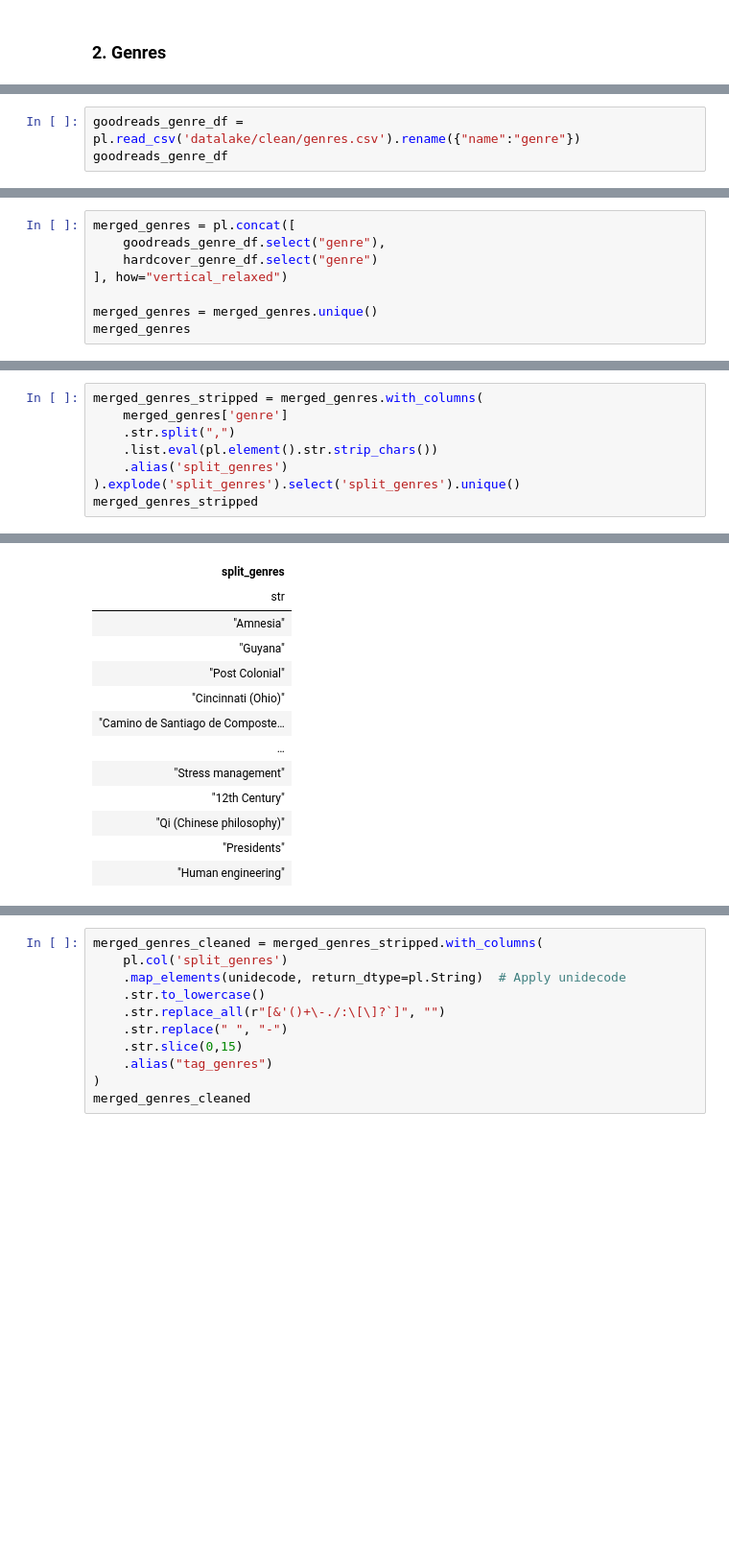
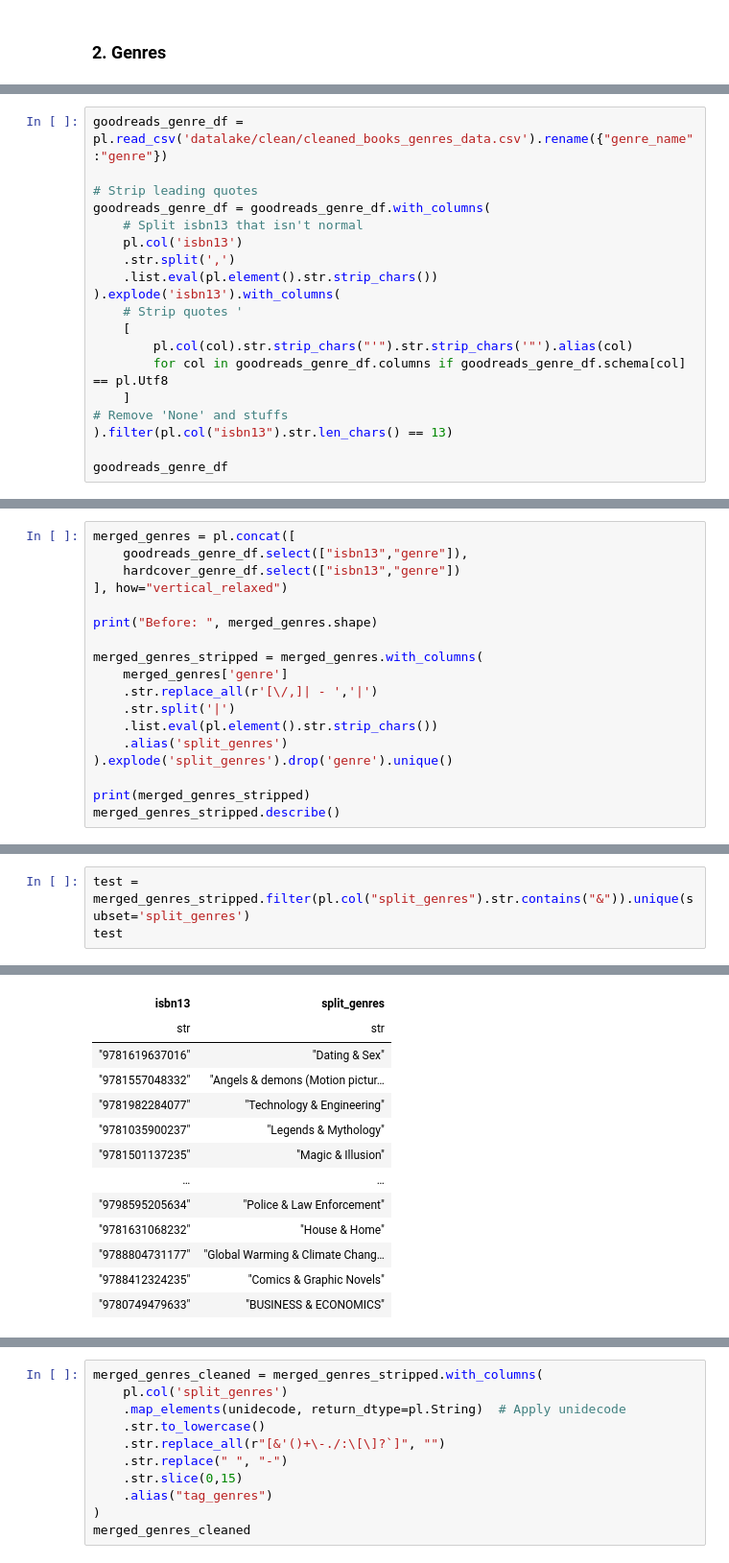
Before and after one commit to hwangisgone/book-rec-2, a Jupyter notebook: data-pipeline/merge_clean.ipynb, the cells around one changed output, grey strips where cells are left out. Shown at 96% size. Saved outputs shown, nothing was run; the diff lists cells and outputs as text; blank space fills up the shorter version.

```diff
--- a/data-pipeline/merge_clean.ipynb
+++ b/data-pipeline/merge_clean.ipynb
@@ -283,4 +296,20 @@ shape: (285_813, 2)
 # %%
-goodreads_genre_df = pl.read_csv('datalake/clean/genres.csv').rename({"name":"genre"})
+goodreads_genre_df = pl.read_csv('datalake/clean/cleaned_books_genres_data.csv').rename({"genre_name":"genre"})
+
+# Strip leading quotes
+goodreads_genre_df = goodreads_genre_df.with_columns(
+    # Split isbn13 that isn't normal
+    pl.col('isbn13')
+    .str.split(',')
+    .list.eval(pl.element().str.strip_chars())
+).explode('isbn13').with_columns(
+    # Strip quotes '
+    [
+        pl.col(col).str.strip_chars("'").str.strip_chars('"').alias(col)
+        for col in goodreads_genre_df.columns if goodreads_genre_df.schema[col] == pl.Utf8
+    ]
+# Remove 'None' and stuffs
+).filter(pl.col("isbn13").str.len_chars() == 13)
+
 goodreads_genre_df
 # %% [output]
@@ -301,9 +330,19 @@ shape: (1_022, 2)
 # %%
 merged_genres = pl.concat([
-    goodreads_genre_df.select("genre"),
-    hardcover_genre_df.select("genre")
+    goodreads_genre_df.select(["isbn13","genre"]),
+    hardcover_genre_df.select(["isbn13","genre"])
 ], how="vertical_relaxed")
 
-merged_genres = merged_genres.unique()
-merged_genres
+print("Before: ", merged_genres.shape)
+
+merged_genres_stripped = merged_genres.with_columns(
+    merged_genres['genre']
+    .str.replace_all(r'[\/,]| - ','|')
+    .str.split('|')
+    .list.eval(pl.element().str.strip_chars())
+    .alias('split_genres')
+).explode('split_genres').drop('genre').unique()
+
+print(merged_genres_stripped)
+merged_genres_stripped.describe()
 # %% [output]
@@ -324,9 +384,4 @@ shape: (6_905, 1)
 # %%
-merged_genres_stripped = merged_genres.with_columns(
-    merged_genres['genre']
-    .str.split(",")
-    .list.eval(pl.element().str.strip_chars())
-    .alias('split_genres')
-).explode('split_genres').select('split_genres').unique()
-merged_genres_stripped
+test = merged_genres_stripped.filter(pl.col("split_genres").str.contains("&")).unique(subset='split_genres')
+test
 # %% [output]
@@ -334,13 +389,13 @@ shape: (6_370, 1)
-| split_genres |
-| str |
-| "Amnesia" |
-| "Guyana" |
-| "Post Colonial" |
-| "Cincinnati (Ohio)" |
-| "Camino de Santiago de Composte… |
-| … |
-| "Stress management" |
-| "12th Century" |
-| "Qi (Chinese philosophy)" |
-| "Presidents" |
-| "Human engineering" |
+| isbn13 | split_genres |
+| str | str |
+| "9781619637016" | "Dating & Sex" |
+| "9781557048332" | "Angels & demons (Motion pictur… |
+| "9781982284077" | "Technology & Engineering" |
+| "9781035900237" | "Legends & Mythology" |
+| "9781501137235" | "Magic & Illusion" |
+| … | … |
+| "9798595205634" | "Police & Law Enforcement" |
+| "9781631068232" | "House & Home" |
+| "9788804731177" | "Global Warming & Climate Chang… |
+| "9788412324235" | "Comics & Graphic Novels" |
+| "9780749479633" | "BUSINESS & ECONOMICS" |
```
Also changed, not shown: parts of 21 cells of this notebook, 2 other files.
